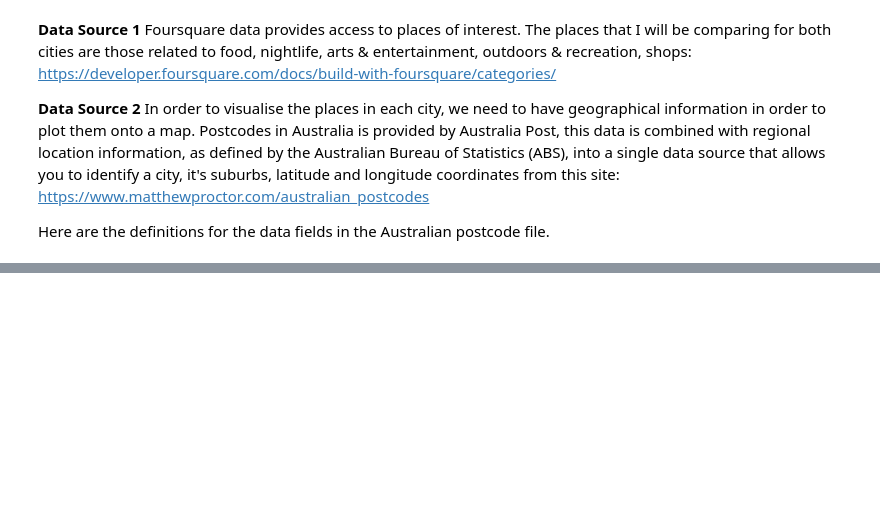
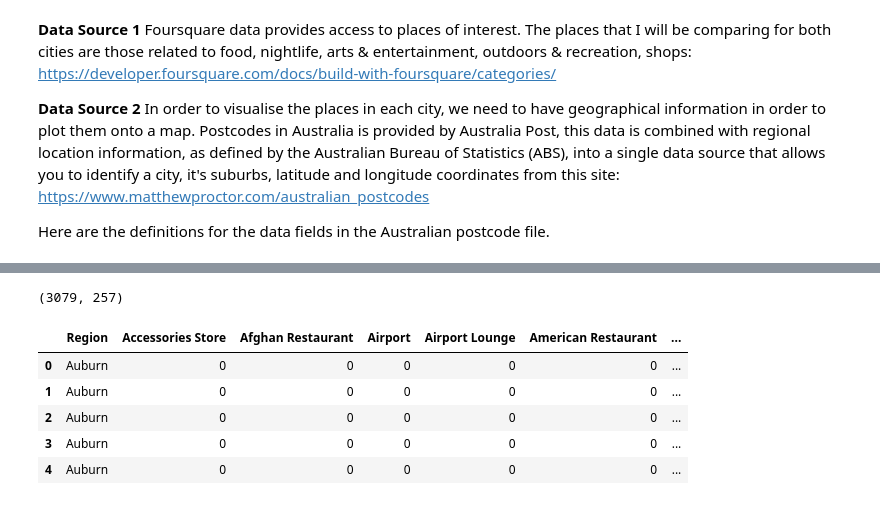
Before and after one commit to janelleamet/Coursera_Capstone, a Jupyter notebook: Capstone Project - Sydney and Melbourne.ipynb, the cells around one changed output, grey strips where cells are left out. Saved outputs shown, nothing was run; the diff lists cells and outputs as text; code cells hidden in the pictures; blank space fills up the shorter version.

```diff
--- a/Capstone Project - Sydney and Melbourne.ipynb
+++ b/Capstone Project - Sydney and Melbourne.ipynb
@@ -38,0 +105,5 @@ df_data_1.shape
+# %%
+# Calculate average latitude for all postcodes in each Sydney regions and output to dataframe
+syd_lat = df_syd.groupby('sa3name', as_index=False)['lat'].mean()
+print(syd_lat.shape)
+syd_lat.head()
@@ -38,0 +330,22 @@ df_data_1.shape
+# %%
+# Analyse Each Region
+# one hot encoding
+sydney_onehot = pd.get_dummies(sydney_venues[['Venue Category']], prefix="", prefix_sep="")
+
+# add region column back to dataframe
+sydney_onehot['Region'] = sydney_venues['Region']
+
+# move region column to the first column
+fixed_columns = [sydney_onehot.columns[-1]] + list(sydney_onehot.columns[:-1])
+sydney_onehot = sydney_onehot[fixed_columns]
+
+print(sydney_onehot.shape)
+sydney_onehot.head()
+# %% [output]
+(3079, 257)
+|  | Region | Accessories Store | Afghan Restaurant | Airport | Airport Lounge | American Restaurant | ... |
+| 0 | Auburn | 0 | 0 | 0 | 0 | 0 | ... |
+| 1 | Auburn | 0 | 0 | 0 | 0 | 0 | ... |
+| 2 | Auburn | 0 | 0 | 0 | 0 | 0 | ... |
+| 3 | Auburn | 0 | 0 | 0 | 0 | 0 | ... |
+| 4 | Auburn | 0 | 0 | 0 | 0 | 0 | ... |
```
Also changed, not shown: parts of 38 cells of this notebook.
